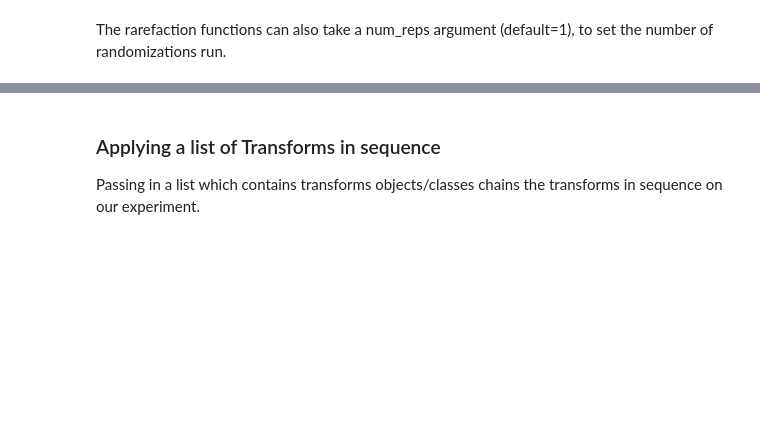
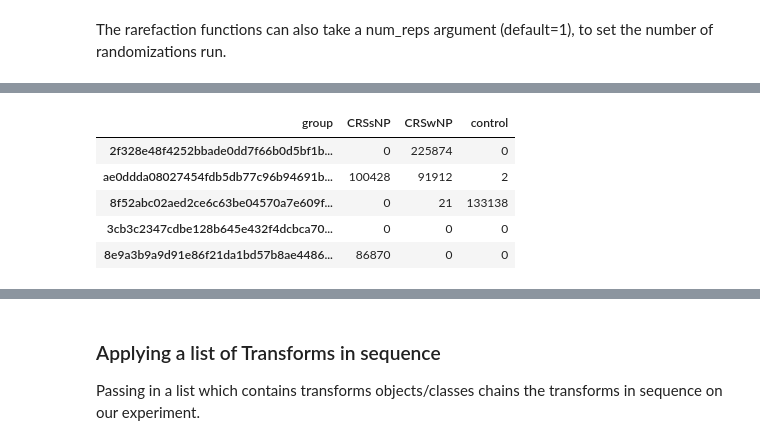
Before and after one commit to bassio/omicexperiment, a Jupyter notebook: doc/02_experiment_transforms.ipynb, the cells around one changed output, grey strips where cells are left out. Cells and saved outputs as stored; diff of their text form; code cells hidden in the pictures; blank space fills up the shorter version.

```diff
--- a/doc/03_experiment_transforms.ipynb
+++ b/doc/02_experiment_transforms.ipynb
@@ -93,0 +130,11 @@ exp.apply(Rarefaction(n=90000, num_reps=10)).data_df #takes longer of course ;)
+# %%
+# we can also change the aggfunc from mean to sum
+import numpy as np
+exp.dapply(SampleGroupBy("group", aggfunc=np.sum))
+# %% [output]
+| group | CRSsNP | CRSwNP | control |
+| 2f328e48f4252bbade0dd7f66b0d5bf1b... | 0 | 225874 | 0 |
+| ae0ddda08027454fdb5db77c96b94691b... | 100428 | 91912 | 2 |
+| 8f52abc02aed2ce6c63be04570a7e609f... | 0 | 21 | 133138 |
+| 3cb3c2347cdbe128b645e432f4dcbca70... | 0 | 0 | 0 |
+| 8e9a3b9a9d91e86f21da1bd57b8ae4486... | 86870 | 0 | 0 |
```
Also changed, not shown: parts of 24 cells of this notebook, 3 other files.
